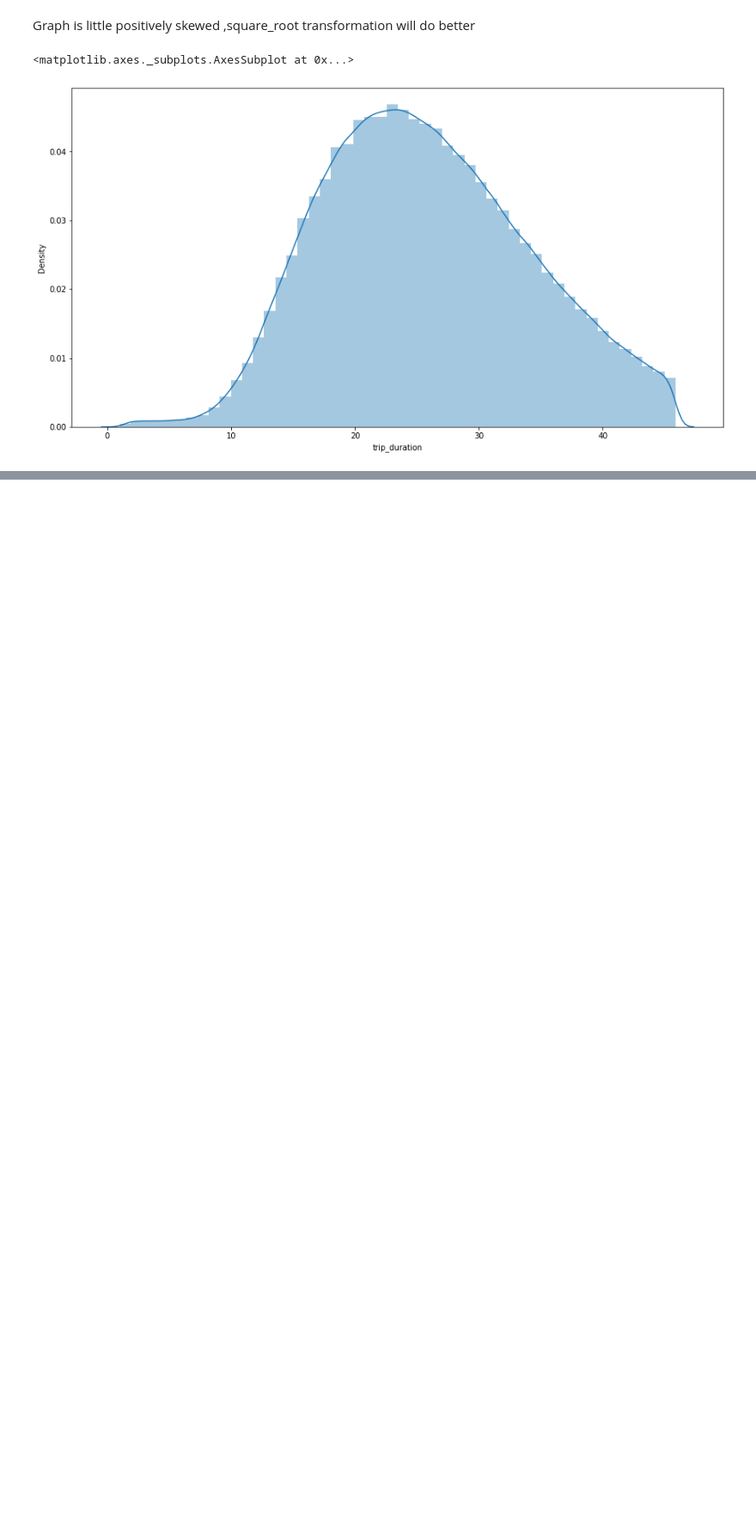
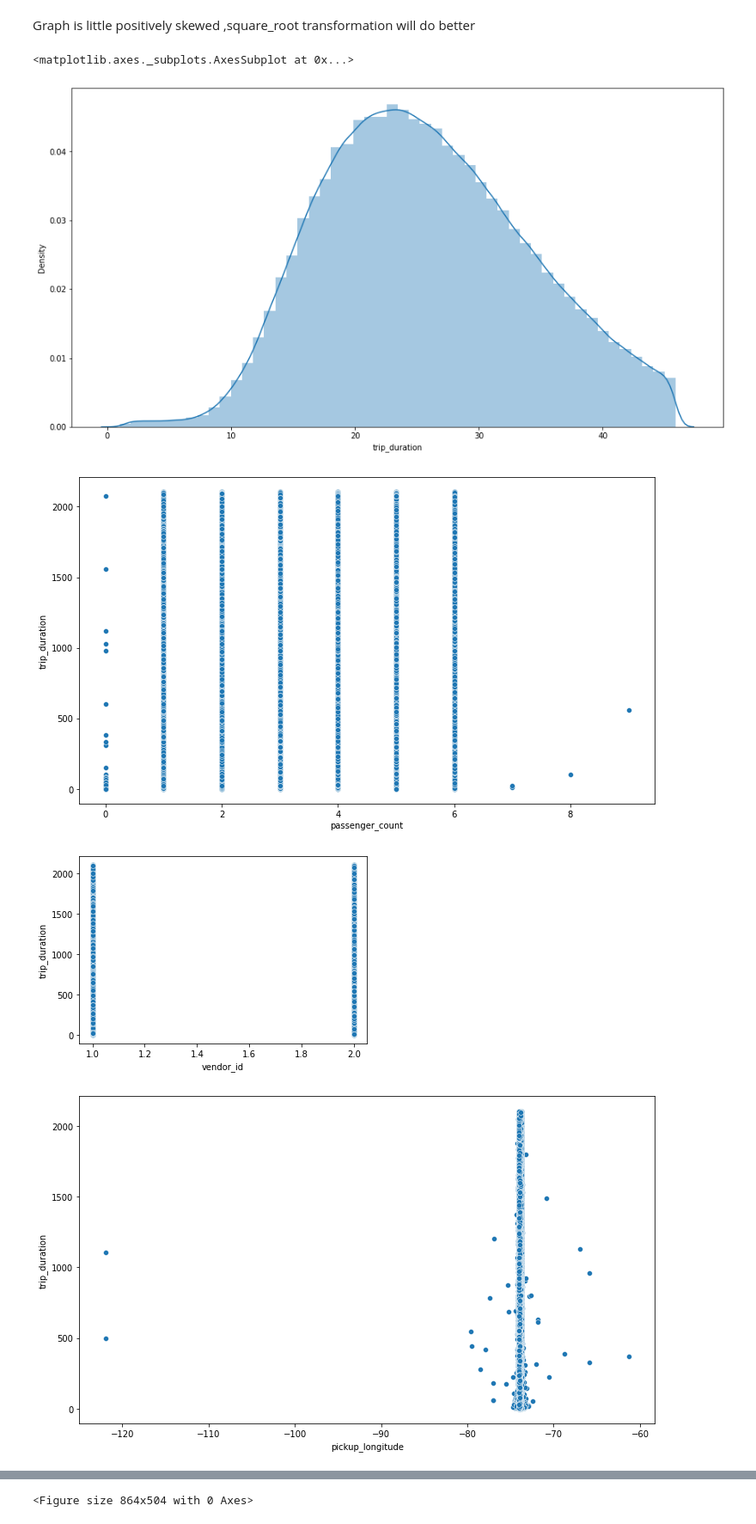
Before and after one commit to ajayn3300/NYC-_Taxi_Trip_Time-Prediction---Regression, a Jupyter notebook: NYC_Taxi_Trip_Time_Prediction_Capstone_Project.ipynb, the cells around one changed output, grey strips where cells are left out. Shown at 86% size. Cells and saved outputs as stored; diff of their text form; code cells hidden in the pictures; blank space fills up the shorter version.

```diff
--- a/NYC_Taxi_Trip_Time_Prediction_Capstone_Project.ipynb
+++ b/NYC_Taxi_Trip_Time_Prediction_Capstone_Project.ipynb
@@ -271,3 +269,13 @@ sns.distplot(np.sqrt(data.trip_duration))
 # %% [output]
 <matplotlib.axes._subplots.AxesSubplot at 0x...>
 [figure]
+# %%
+#Let's plot relationship between dependent and independent
+for i ,j in enumerate(data.describe().columns):
+  plt.figure(figsize=(12,7))
+  plt.figure(i)
+  sns.scatterplot(data[j],data['trip_duration'])
+# %% [output]
+[figure, added]
+[figure, added]
+[figure, added]
@@ -273,0 +286 @@ sns.distplot(np.sqrt(data.trip_duration))
+<Figure size 864x504 with 0 Axes>
```
Also changed, not shown: parts of 26 cells of this notebook.
